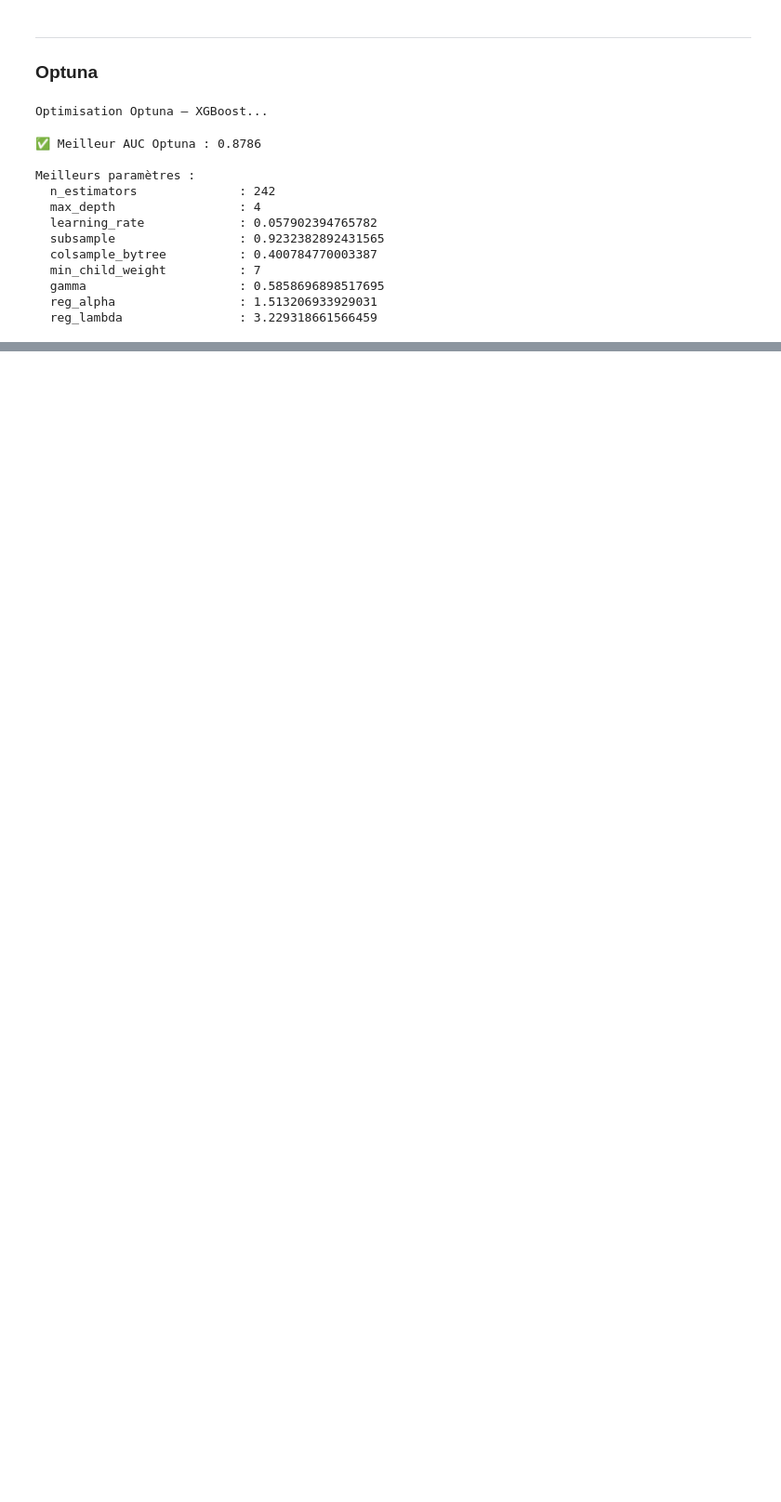
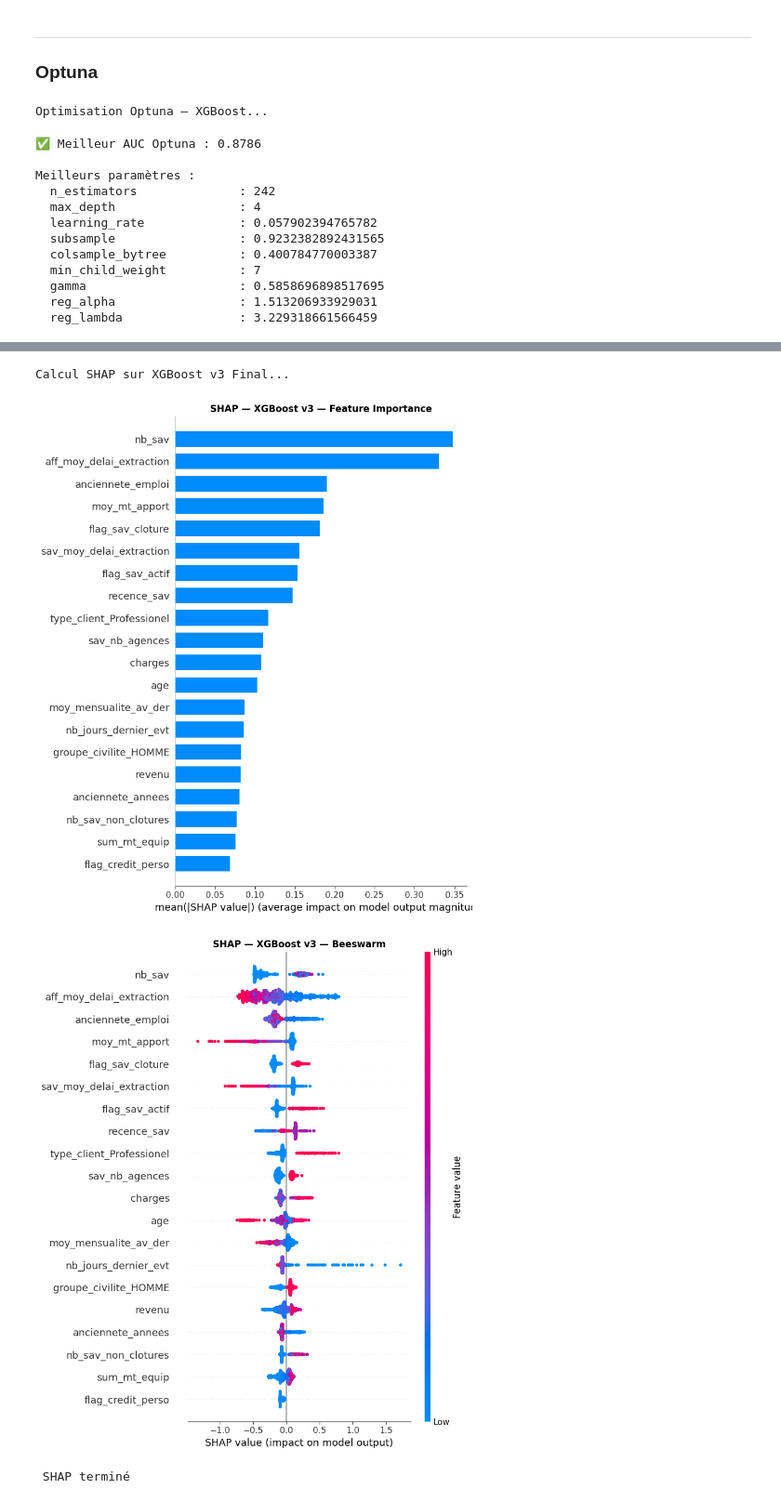
Before and after one commit to Bouali-Saad/banking-credit-scoring-pipeline, a Jupyter notebook: notebooks/05_modeling.ipynb, the cells around one changed output, grey strips where cells are left out. Shown at 93% size. Saved outputs shown, nothing was run; the diff lists cells and outputs as text; code cells hidden in the pictures; blank space fills up the shorter version.

```diff
--- a/notebooks/05_modeling.ipynb
+++ b/notebooks/05_modeling.ipynb
@@ -1195,0 +1255,35 @@ Meilleurs paramètres :
+# %%
+import shap
+import matplotlib.pyplot as plt
+
+
+
+explainer   = shap.TreeExplainer(xgb_v3)
+sample      = X_test.sample(1000, random_state=42)
+shap_values = explainer.shap_values(sample)
+
+
+plt.figure(figsize=(10, 8))
+shap.summary_plot(shap_values, sample,
+                  plot_type='bar',
+                  max_display=20,
+                  show=False)
+plt.title("SHAP — XGBoost v3 — Feature Importance", fontweight='bold')
+plt.tight_layout()
+plt.savefig('../sql/resultats/21_shap_importance.png', dpi=150)
+plt.show()
+
+
+plt.figure(figsize=(10, 8))
+shap.summary_plot(shap_values, sample,
+                  max_display=20,
+                  show=False)
+plt.title("SHAP — XGBoost v3 — Beeswarm", fontweight='bold')
+plt.tight_layout()
+plt.savefig('../sql/resultats/22_shap_beeswarm.png', dpi=150)
+plt.show()
+# %% [output]
+Calcul SHAP sur XGBoost v3 Final...
+[figure, added]
+[figure, added]
+ SHAP terminé
```
Also changed, not shown: parts of 32 cells of this notebook, 3 other files.
